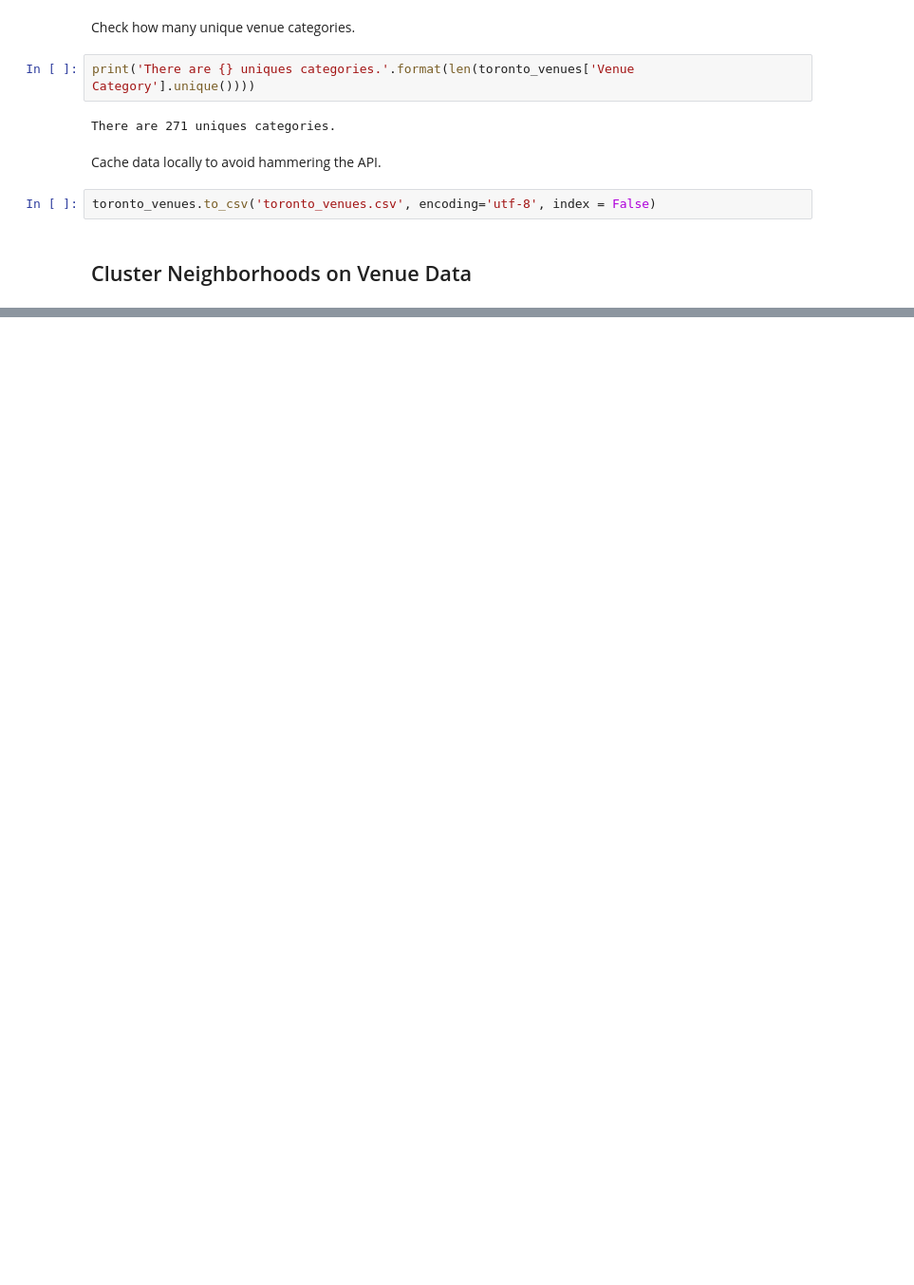
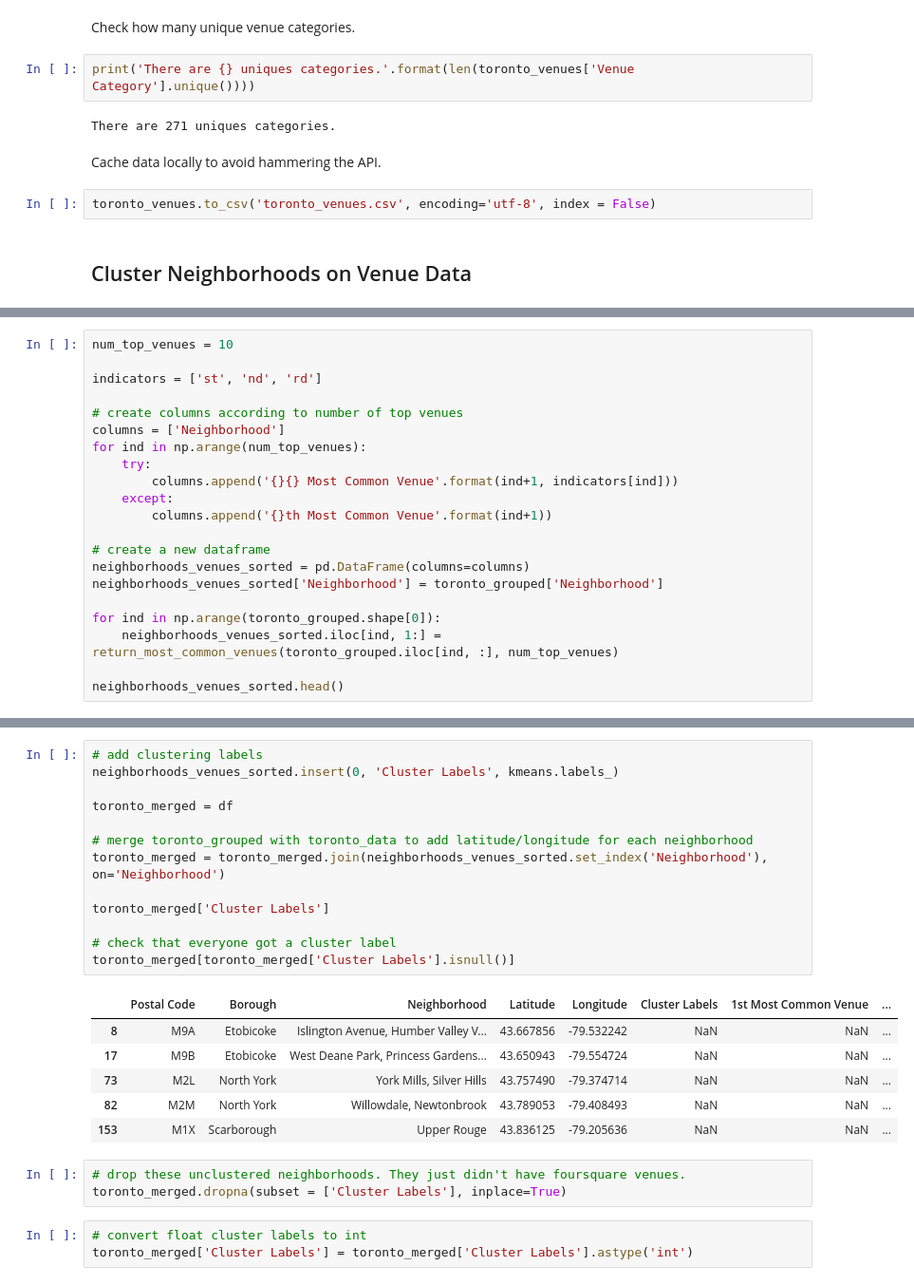
Before and after one commit to bkeej/Coursera_Capstone, a Jupyter notebook: applied_data_science_capstone.ipynb, the cells around one changed output, grey strips where cells are left out. Shown at 95% size. Drawn from its saved outputs; the diff is of its cells as text; blank space fills up the shorter version.

```diff
--- a/applied_data_science_capstone.ipynb
+++ b/applied_data_science_capstone.ipynb
@@ -237,0 +321,21 @@ toronto_venues.to_csv('toronto_venues.csv', encoding='utf-8', index = False)
+# %%
+num_top_venues = 10
+
+indicators = ['st', 'nd', 'rd']
+
+# create columns according to number of top venues
+columns = ['Neighborhood']
+for ind in np.arange(num_top_venues):
+    try:
+        columns.append('{}{} Most Common Venue'.format(ind+1, indicators[ind]))
+    except:
+        columns.append('{}th Most Common Venue'.format(ind+1))
+
+# create a new dataframe
+neighborhoods_venues_sorted = pd.DataFrame(columns=columns)
+neighborhoods_venues_sorted['Neighborhood'] = toronto_grouped['Neighborhood']
+
+for ind in np.arange(toronto_grouped.shape[0]):
+    neighborhoods_venues_sorted.iloc[ind, 1:] = return_most_common_venues(toronto_grouped.iloc[ind, :], num_top_venues)
+
+neighborhoods_venues_sorted.head()
@@ -237,0 +364,26 @@ toronto_venues.to_csv('toronto_venues.csv', encoding='utf-8', index = False)
+# %%
+# add clustering labels
+neighborhoods_venues_sorted.insert(0, 'Cluster Labels', kmeans.labels_)
+
+toronto_merged = df
+
+# merge toronto_grouped with toronto_data to add latitude/longitude for each neighborhood
+toronto_merged = toronto_merged.join(neighborhoods_venues_sorted.set_index('Neighborhood'), on='Neighborhood')
+
+toronto_merged['Cluster Labels']
+
+# check that everyone got a cluster label
+toronto_merged[toronto_merged['Cluster Labels'].isnull()]
+# %% [output]
+|  | Postal Code | Borough | Neighborhood | Latitude | Longitude | Cluster Labels | 1st Most Common Venue | ... |
+| 8 | M9A | Etobicoke | Islington Avenue, Humber Valley V... | 43.667856 | -79.532242 | NaN | NaN | ... |
+| 17 | M9B | Etobicoke | West Deane Park, Princess Gardens... | 43.650943 | -79.554724 | NaN | NaN | ... |
+| 73 | M2L | North York | York Mills, Silver Hills | 43.757490 | -79.374714 | NaN | NaN | ... |
+| 82 | M2M | North York | Willowdale, Newtonbrook | 43.789053 | -79.408493 | NaN | NaN | ... |
+| 153 | M1X | Scarborough | Upper Rouge | 43.836125 | -79.205636 | NaN | NaN | ... |
+# %%
+# drop these unclustered neighborhoods. They just didn't have foursquare venues.
+toronto_merged.dropna(subset = ['Cluster Labels'], inplace=True)
+# %%
+# convert float cluster labels to int
+toronto_merged['Cluster Labels'] = toronto_merged['Cluster Labels'].astype('int')
```
Also changed, not shown: parts of 25 cells of this notebook.
